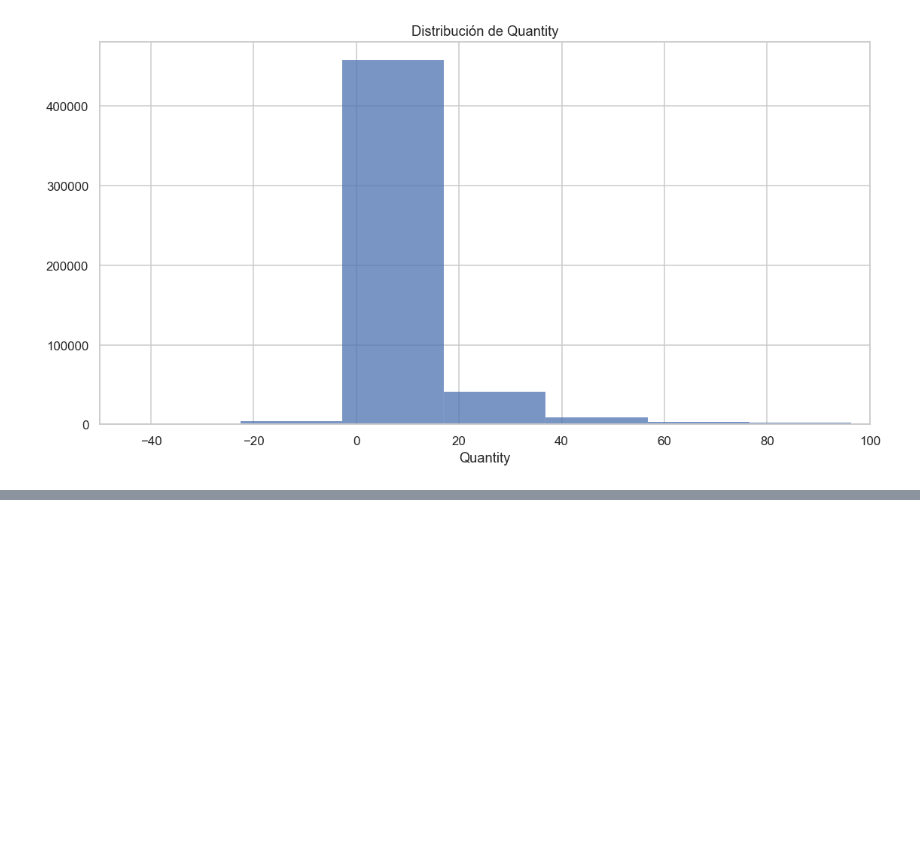
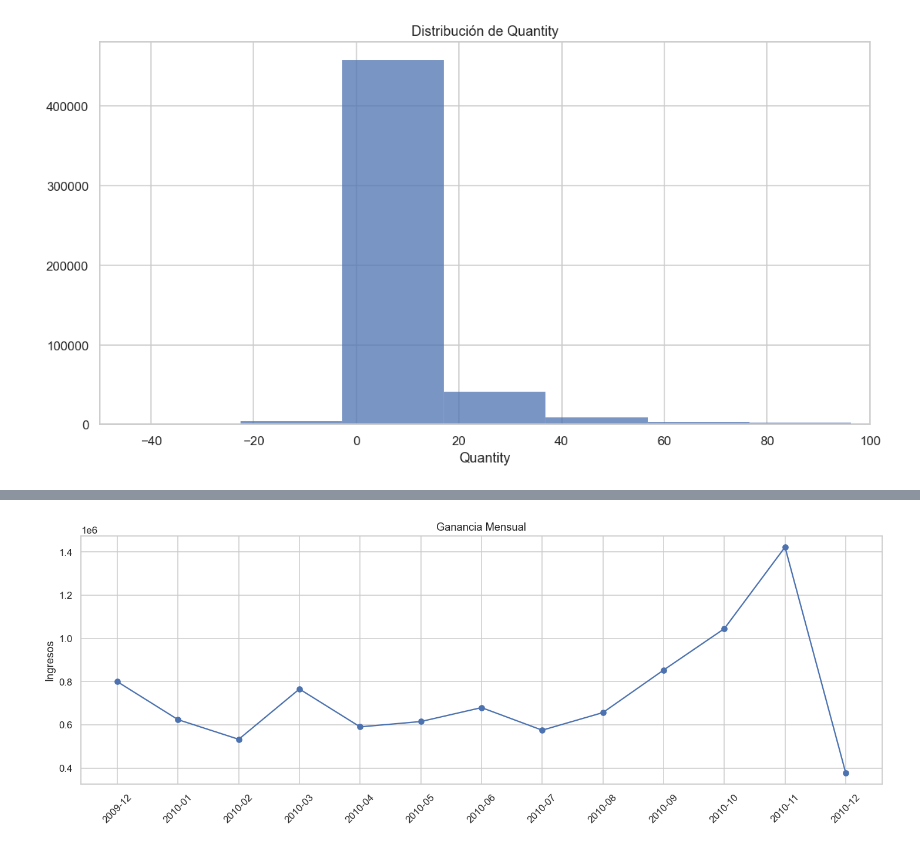
Before and after one commit to DaLeedev/CLTV_PROJECT, a Jupyter notebook: notebooks/01_Exploracion Inicial.ipynb, the cells around one changed output, grey strips where cells are left out. Cells and saved outputs as stored; diff of their text form; code cells hidden in the pictures; blank space fills up the shorter version.

```diff
--- a/notebooks/01_Exploracion Inicial.ipynb
+++ b/notebooks/01_Exploracion Inicial.ipynb
@@ -133,19 +128,0 @@ memory usage: 36.1+ MB
-# %%
-# Nota: Aplica log solo a valores positivos. Si hay 0 o negativos, ajusta la transformación
-# np.log1p(x) calcula log(1+x), que es bueno para valores cercanos a 0.
-df['Quantity_log'] = np.log1p(df['Quantity'])
-
-plt.figure(figsize=(12, 6))
-
-# 1. Histograma para ver la forma de la distribución principal
-sns.histplot(df['Quantity_log'], bins=50, kde=True)
-plt.title('Distribución de Quantity (Escala Logarítmica)')
-plt.xlabel('log(1 + Quantity)')
-plt.show()
-
-# Opcionalmente, un gráfico de densidad (KDE) para suavizar la distribución
-plt.figure(figsize=(12, 6))
-sns.kdeplot(df['Quantity_log'], fill=True)
-plt.title('Densidad de Quantity (Escala Logarítmica)')
-plt.xlabel('log(1 + Quantity)')
-plt.show()
@@ -242,3 +216,5 @@ plt.ylabel('')
 plt.show()
 # %% [output]
 [figure]
+# %%
+df['year_month'] = df['InvoiceDate'].dt.to_period('M').astype(str)
@@ -244,0 +230,15 @@ plt.show()
+# %%
+df['year_month'] = df['InvoiceDate'].dt.to_period('M').astype(str)
+df['totalprice'] = df['Quantity'] * df['Price']
+
+monthly_revenue = df.groupby('year_month')['totalprice'].sum()
+
+plt.figure(figsize=(16,5))
+plt.plot(monthly_revenue.index, monthly_revenue.values, marker="o")
+plt.xticks(rotation=45)
+plt.title("Ganancia Mensual")
+plt.ylabel("Ingresos")
+plt.grid(True)
+plt.show()
+# %% [output]
+[figure, added]
```
Also changed, not shown: parts of 9 cells of this notebook.
